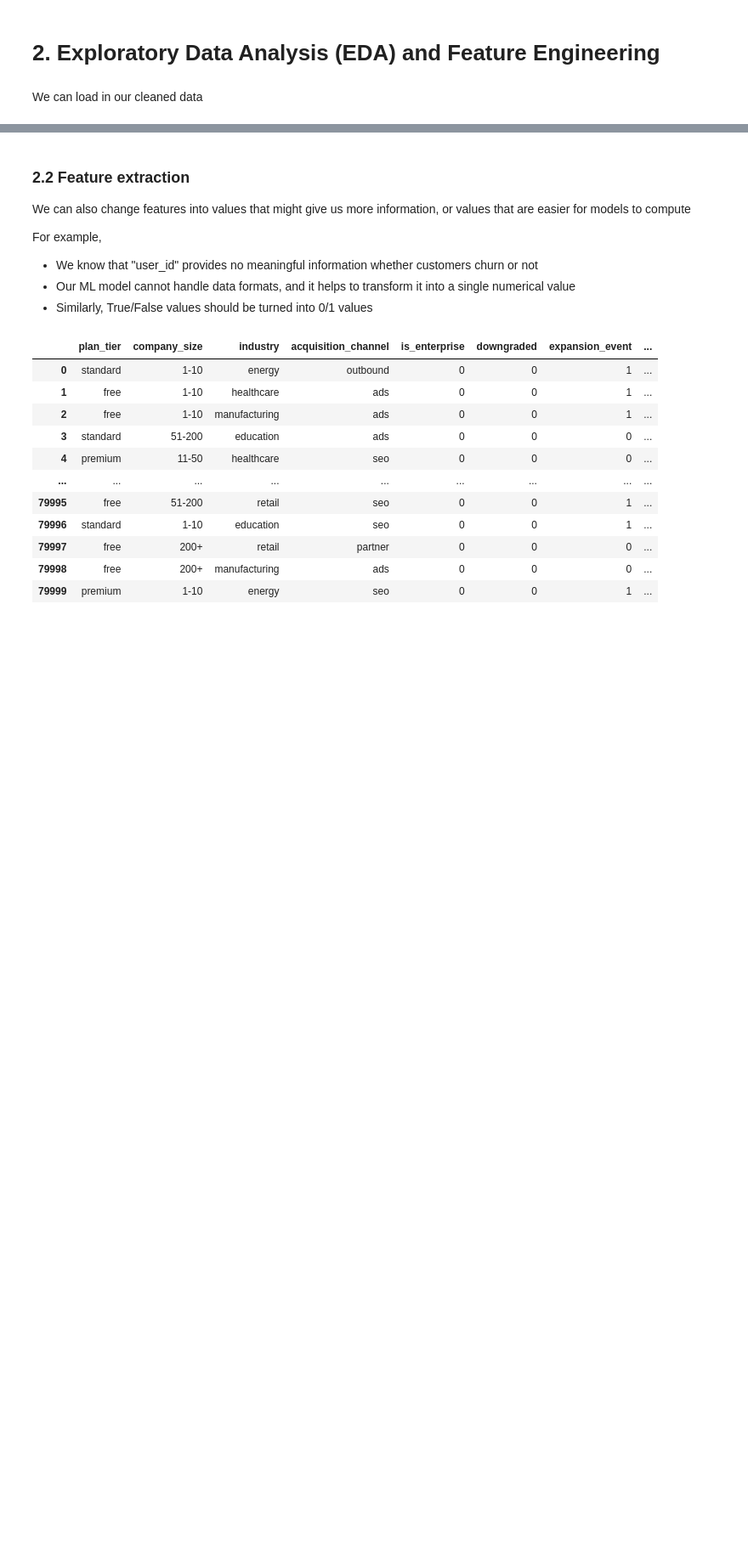
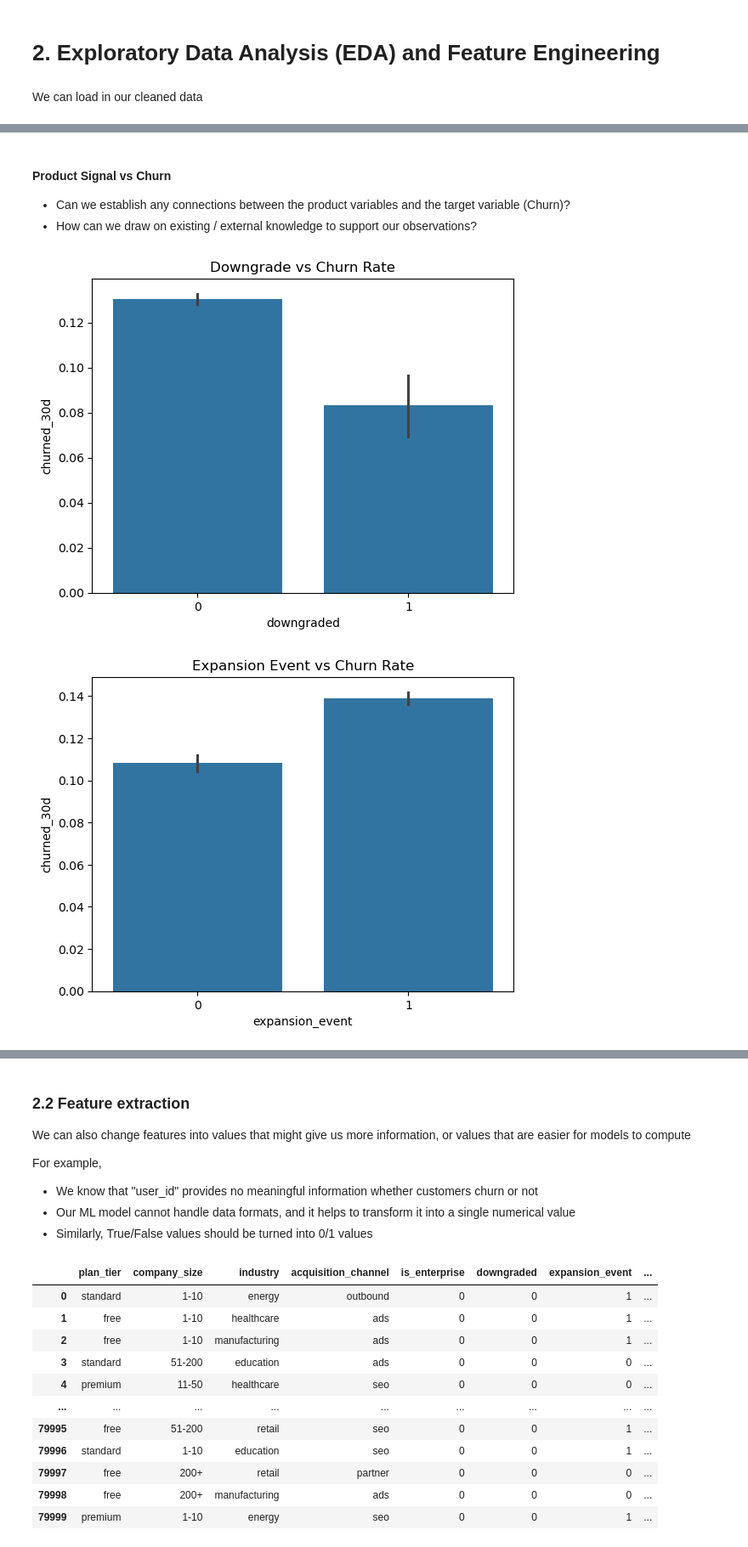
Before and after one commit to minjun504/atlassian_presentation, a Jupyter notebook: content/EDA_feature_engineering.ipynb, the cells around one changed output, grey strips where cells are left out. Shown at 85% size. Cells and saved outputs as stored; diff of their text form; code cells hidden in the pictures; blank space fills up the shorter version.

```diff
--- a/content/EDA_feature_engineering.ipynb
+++ b/content/EDA_feature_engineering.ipynb
@@ -33,0 +152,38 @@ plt.show()
+# %% [markdown]
+#### Product Signal vs Churn
+- Can we establish any connections between the product variables and the target variable (Churn)?
+- How can we draw on existing / external knowledge to support our observations?
+# %%
+# Downgrades vs Churn
+sns.barplot(data=temp_df, x="downgraded", y="churned_30d")
+
+plt.title("Downgrade vs Churn Rate")
+plt.show()
+
+# Expansion Events vs Churn
+sns.barplot(data=temp_df, x="expansion_event", y="churned_30d")
+
+plt.title("Expansion Event vs Churn Rate")
+plt.show()
+
+# Sign Up Date vs Churn
+# (a) Converting the format of signup_date
+temp_df["signup_date"] = pd.to_datetime(temp_df["signup_date"])
+
+temp_df["signup_month"] = temp_df["signup_date"].dt.month
+temp_df["signup_year"] = temp_df["signup_date"].dt.year
+
+# (b) Examining the distribution of signup_date
+sns.countplot(data=temp_df, x="signup_month")
+
+plt.title("Signup Month Distribution")
+plt.show()
+
+# (c) Churn by Sign up Month
+sns.barplot(data=temp_df, x="signup_month", y="churned_30d")
+
+plt.title("Churn Rate by Signup Month")
+plt.show()
+# %% [output]
+[figure, added]
+[figure, added]
```
Also changed, not shown: parts of 13 cells of this notebook.
